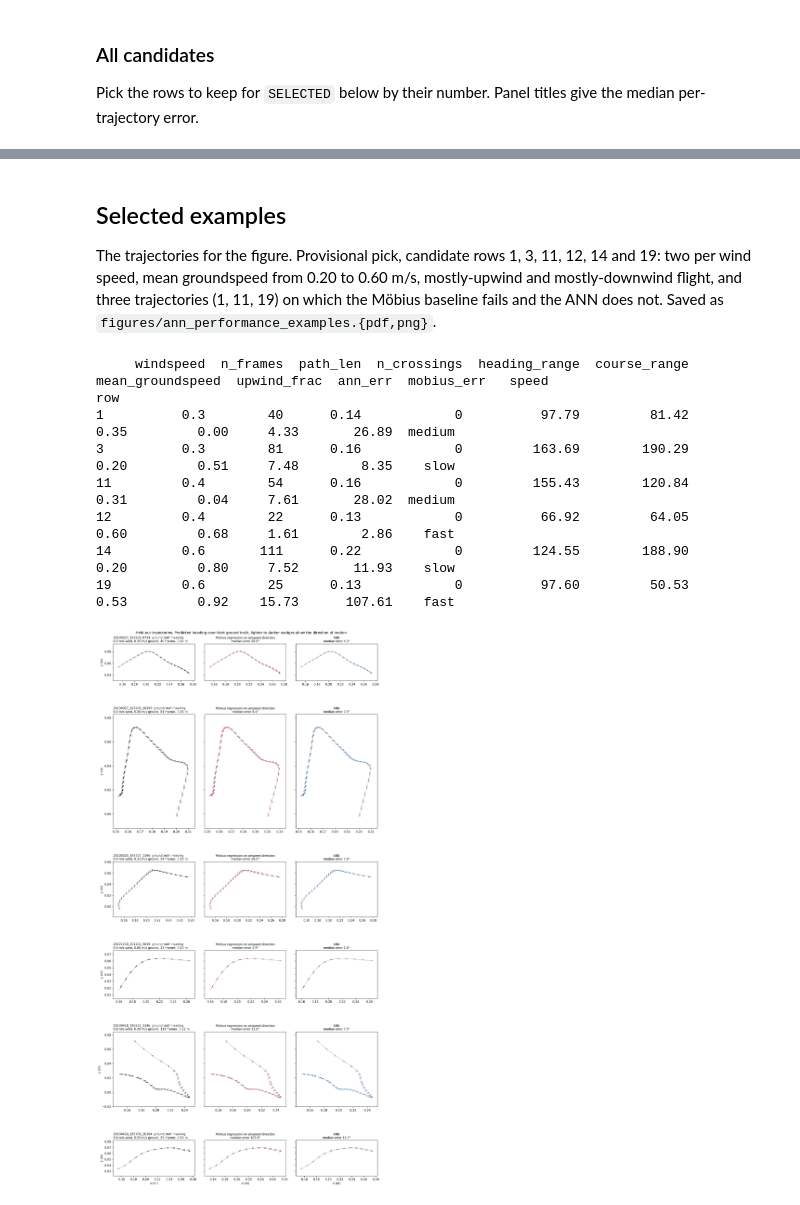
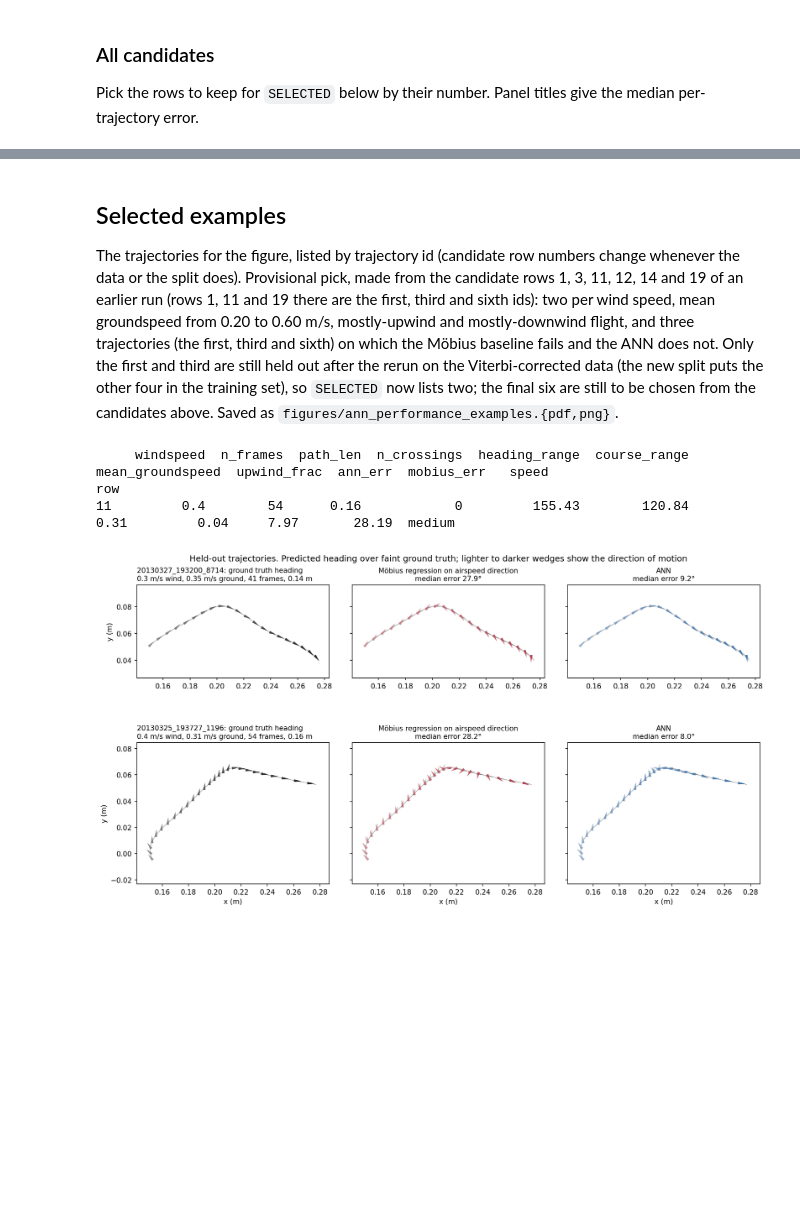
Before and after one commit to nehalsinghmangat/drosophila_body_orientation_predictor, a Jupyter notebook: notebooks/05_ann_performance_examples.ipynb, the cells around one changed output, grey strips where cells are left out. Drawn from its saved outputs; the diff is of its cells as text; code cells hidden in the pictures; blank space fills up the shorter version.

```diff
--- a/notebooks/05_ann_performance_examples.ipynb
+++ b/notebooks/05_ann_performance_examples.ipynb
@@ -138,7 +138,7 @@ A candidate does not cross itself, is in the longest quarter of held-out traject
 
 To cover the range of trajectories, the candidates are grouped by wind speed (0.3, 0.4, 0.6 m/s) and by mean groundspeed (slow < 0.25 m/s ≤ medium < 0.4 m/s ≤ fast), and the `PER_GROUP` longest of each of the nine groups are kept. The example from `02_training_and_testing_the_ann.ipynb` is added as the first row.
 # %%
-PAPER_EXAMPLE = '20130327_193200_8714'   # figures/ann_performance_example
+PAPER_EXAMPLE = '20130327_193200_10522'   # figures/ann_performance_example (TID in 02_training_and_testing_the_ann.ipynb)
 MIN_HEADING_RANGE, MIN_COURSE_RANGE = 60, 45   # deg
 MIN_GROUNDSPEED = 0.1                          # m/s
 MAX_ANN_ERR = 30                               # deg
@@ -255,23 +255,21 @@ plt.show()
 # %% [markdown]
 ## Selected examples
 
-The trajectories for the figure. Provisional pick, candidate rows 1, 3, 11, 12, 14 and 19: two per wind speed, mean groundspeed from 0.20 to 0.60 m/s, mostly-upwind and mostly-downwind flight, and three trajectories (1, 11, 19) on which the Möbius baseline fails and the ANN does not. Saved as `figures/ann_performance_examples.{pdf,png}`.
+The trajectories for the figure, listed by trajectory id (candidate row numbers change whenever the data or the split does). Provisional pick, made from the candidate rows 1, 3, 11, 12, 14 and 19 of an earlier run (rows 1, 11 and 19 there are the first, third and sixth ids): two per wind speed, mean groundspeed from 0.20 to 0.60 m/s, mostly-upwind and mostly-downwind flight, and three trajectories (the first, third and sixth) on which the Möbius baseline fails and the ANN does not. Only the first and third are still held out after the rerun on the Viterbi-corrected data (the new split puts the other four in the training set), so `SELECTED` now lists two; the final six are still to be chosen from the candidates above. Saved as `figures/ann_performance_examples.{pdf,png}`.
 # %%
-SELECTED = [candidates[i - 1] for i in (1, 3, 11, 12, 14, 19)]   # candidate rows; replace with your own pick
+# provisional pick, frozen as trajectory ids (candidate row numbers change with the data); replace with your own.
+# Left out since the rerun on the Viterbi-corrected data, whose split puts them in the training set:
+# '20130327_193200_10295', '20121210_201202_5819', '20130418_190232_3146', '20130410_185709_10194'
+SELECTED = ['20130327_193200_8714', '20130325_193727_1196']
 print(cand_table.set_index('row').loc[[candidates.index(tid) + 1 for tid in SELECTED if tid in candidates]].round(2).to_string())
 
 fig = plot_examples(SELECTED)
 fig.suptitle('Held-out trajectories. Predicted heading over faint ground truth; lighter to darker wedges show the direction of motion', y=1.0)
 fig.savefig('../figures/ann_performance_examples.pdf', bbox_inches='tight')
 fig.savefig('../figures/ann_performance_examples.png', dpi=300, bbox_inches='tight')
 plt.show()
 # %% [output]
      windspeed  n_frames  path_len  n_crossings  heading_range  course_range  mean_groundspeed  upwind_frac  ann_err  mobius_err   speed
 row
-1          0.3        40      0.14            0          97.79         81.42              0.35         0.00     4.33       26.89  medium
-3          0.3        81      0.16            0         163.69        190.29              0.20         0.51     7.48        8.35    slow
-11         0.4        54      0.16            0         155.43        120.84              0.31         0.04     7.61       28.02  medium
-12         0.4        22      0.13            0          66.92         64.05              0.60         0.68     1.61        2.86    fast
-14         0.6       111      0.22            0         124.55        188.90              0.20         0.80     7.52       11.93    slow
-19         0.6        25      0.13            0          97.60         50.53              0.53         0.92    15.73      107.61    fast
+11         0.4        54      0.16            0         155.43        120.84              0.31         0.04     7.97       28.19  medium
-[figure, old version]
+[figure, new version]
```
Also changed, not shown: parts of 5 cells of this notebook, 39 other files.
